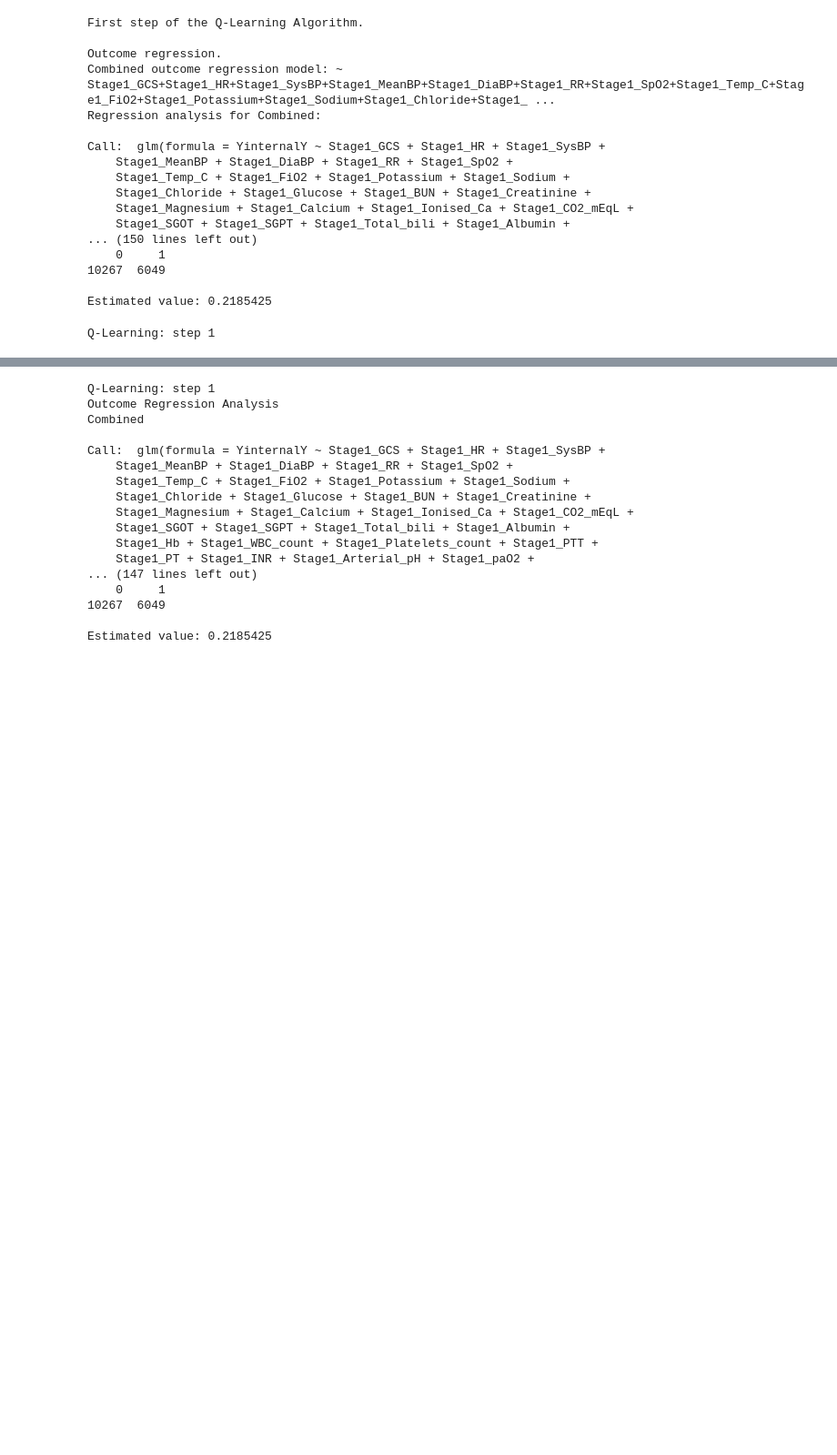
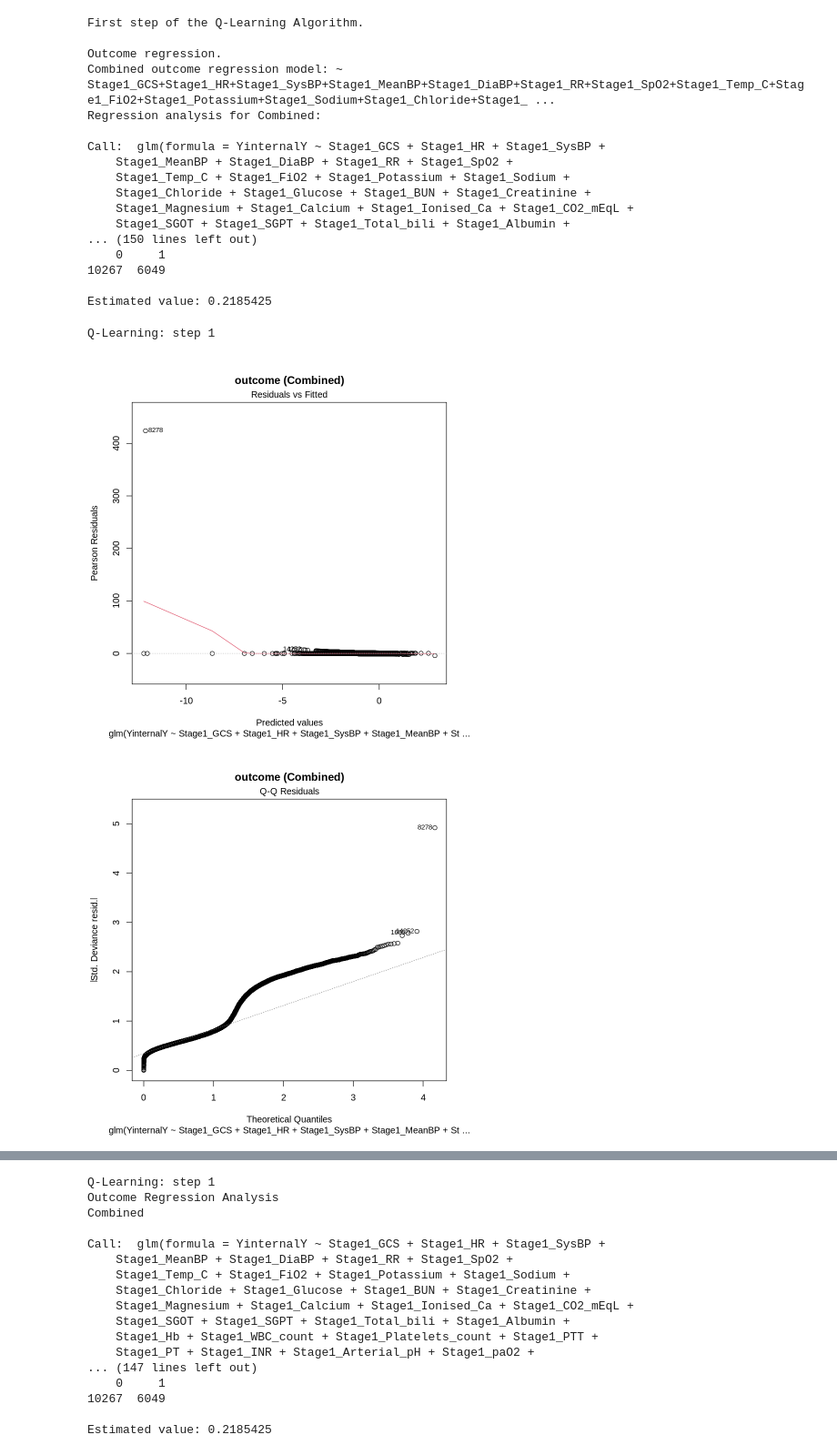
Before and after one commit to wujinja-cgu/Reinforcement_learning_in_clinical_medicine, a Jupyter notebook: Reinforcement_learning for MIMIC data with propressing.ipynb, the cells around one changed output, grey strips where cells are left out. Shown: that part at 91% size. Cells and saved outputs as stored; diff of their text form; code cells hidden in the pictures; blank space fills up the shorter version.

```diff
--- a/Reinforcement_learning for MIMIC data with propressing.ipynb
+++ b/Reinforcement_learning for MIMIC data with propressing.ipynb
@@ -211,7 +247,7 @@ DTRstep(fitSS)
 Q-Learning: step 1
 # %%
 # Plots if defined by outcome regression method
-dev.new()
-par(mfrow = c(2,4))
 plot(fitSS)
-plot(fitSS, suppress = TRUE)
+# %% [output]
+[figure, added]
+[figure, added]
```
Also changed, not shown: parts of 7 cells of this notebook.
